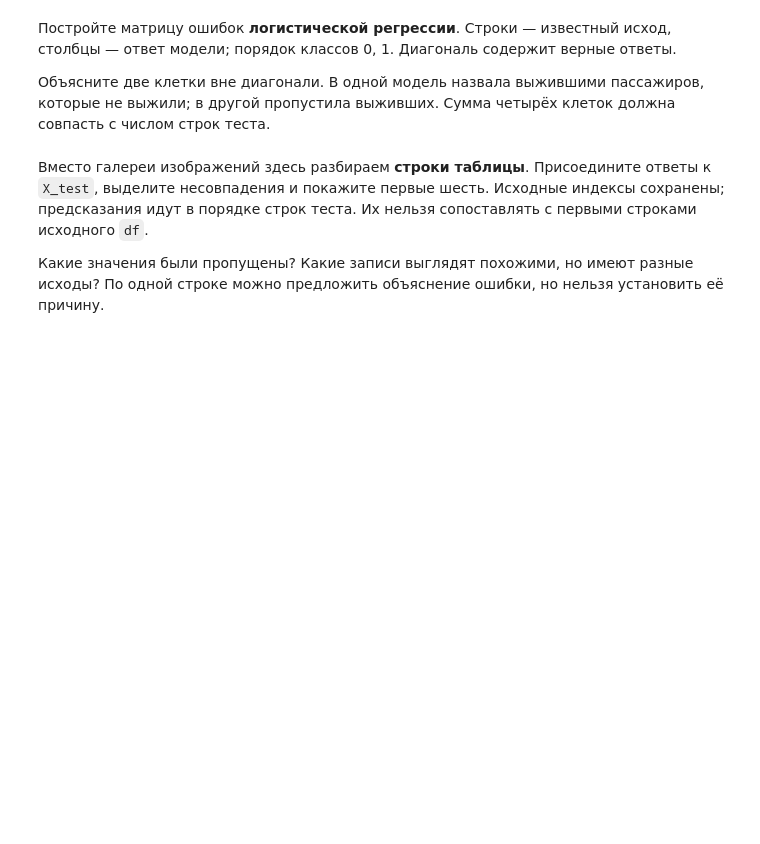
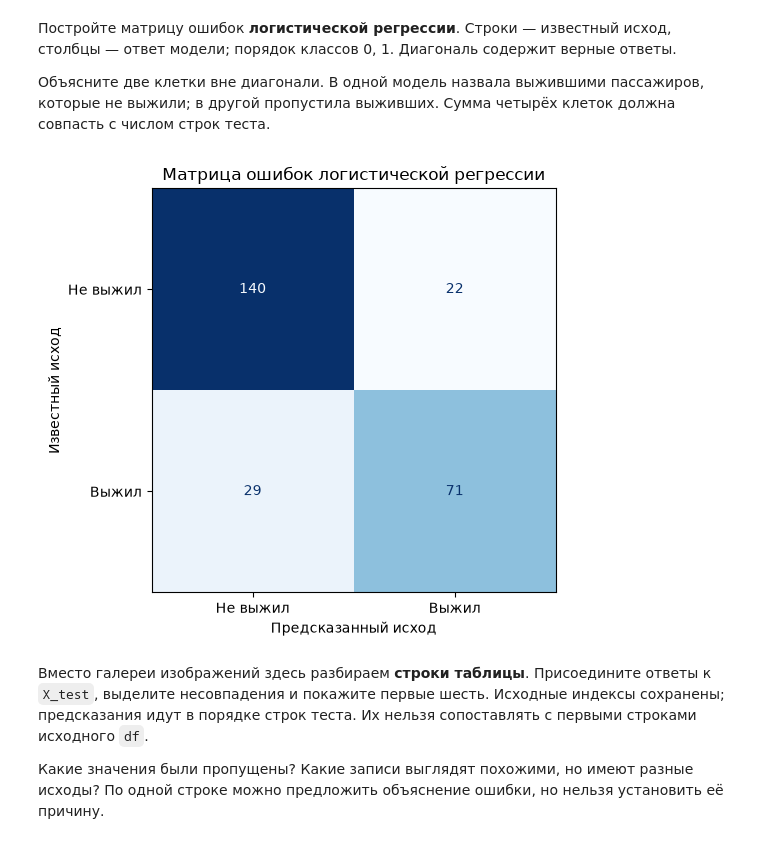
Before and after one commit to Prohor05/-, a Jupyter notebook: Классификация.ipynb, the cells around one changed output. Saved outputs shown, nothing was run; the diff lists cells and outputs as text; code cells hidden in the pictures; blank space fills up the shorter version.

```diff
--- a/Классификация.ipynb
+++ b/Классификация.ipynb
@@ -180,11 +223,11 @@ print(f'Простой ориентир: accuracy={accuracy_score(y_test, y_pred
 тест пройдёт через уже найденные преобразования.
 # %%
 numeric_transformer = Pipeline([
-    ('imputer', ...),  # SimpleImputer: замена медианой
+    ('imputer', SimpleImputer(strategy='median')),  # SimpleImputer: замена медианой
     ('scaler', StandardScaler()),
 ])
 categorical_transformer = Pipeline([
-    ('imputer', ...),  # SimpleImputer: самое частое значение
+    ('imputer', SimpleImputer(strategy='most_frequent')),  # SimpleImputer: самое частое значение
     ('encoder', OneHotEncoder(handle_unknown='ignore', sparse_output=False)),
 ])
 preprocessor = ColumnTransformer([
@@ -223,6 +275,6 @@ knn = Pipeline([
     ('prep', clone(preprocessor)),
     ('model', KNeighborsClassifier(n_neighbors=5)),
 ])
-...  # fit на X_train и y_train
-y_pred_knn = ...  # predict для X_test
+knn.fit(X_train, y_train)  # fit на X_train и y_train
+y_pred_knn = knn.predict(X_test)  # predict для X_test
 print(f'KNN: accuracy={accuracy_score(y_test, y_pred_knn):.3f}')
@@ -247,6 +301,6 @@ tree = Pipeline([
     ('model', DecisionTreeClassifier(max_depth=4, min_samples_leaf=10,
                                      random_state=RANDOM_STATE)),
 ])
-...  # обучить tree
-y_pred_tree = ...  # предсказания для X_test
+tree.fit(X_train, y_train)  # обучить tree
+y_pred_tree = tree.predict(X_test)  # предсказания для X_test
 print(f'Дерево: accuracy={accuracy_score(y_test, y_pred_tree):.3f}')
@@ -281,6 +339,6 @@ logreg = Pipeline([
     ('prep', clone(preprocessor)),
     ('model', LogisticRegression(max_iter=1000, random_state=RANDOM_STATE)),
 ])
-...  # fit
-y_pred_logreg = ...  # predict
+logreg.fit(X_train, y_train)  # fit
+y_pred_logreg = logreg.predict(X_test)  # predict
 print(f'Логистическая регрессия: accuracy={accuracy_score(y_test, y_pred_logreg):.3f}')
@@ -326,15 +395,17 @@ display(results.round(3))
 пассажиров, которые не выжили; в другой пропустила выживших.
 Сумма четырёх клеток должна совпасть с числом строк теста.
 # %%
-cm = confusion_matrix(..., ..., labels=CLASS_IDS)
+cm = confusion_matrix(y_test, y_pred_logreg, labels=CLASS_IDS)
 assert cm.sum() == len(y_test)
 fig, ax = plt.subplots(figsize=(6, 5))
 ConfusionMatrixDisplay(cm, display_labels=CLASS_NAMES).plot(
     ax=ax, cmap='Blues', colorbar=False)
 ax.set(xlabel='Предсказанный исход', ylabel='Известный исход',
        title='Матрица ошибок логистической регрессии')
 plt.tight_layout()
 plt.show()
+# %% [output]
+[figure, added]
 # %% [markdown]
 Вместо галереи изображений здесь разбираем **строки таблицы**.
 Присоедините ответы к `X_test`, выделите несовпадения и покажите первые
```
Also changed, not shown: parts of 15 cells of this notebook, 1 other file.
